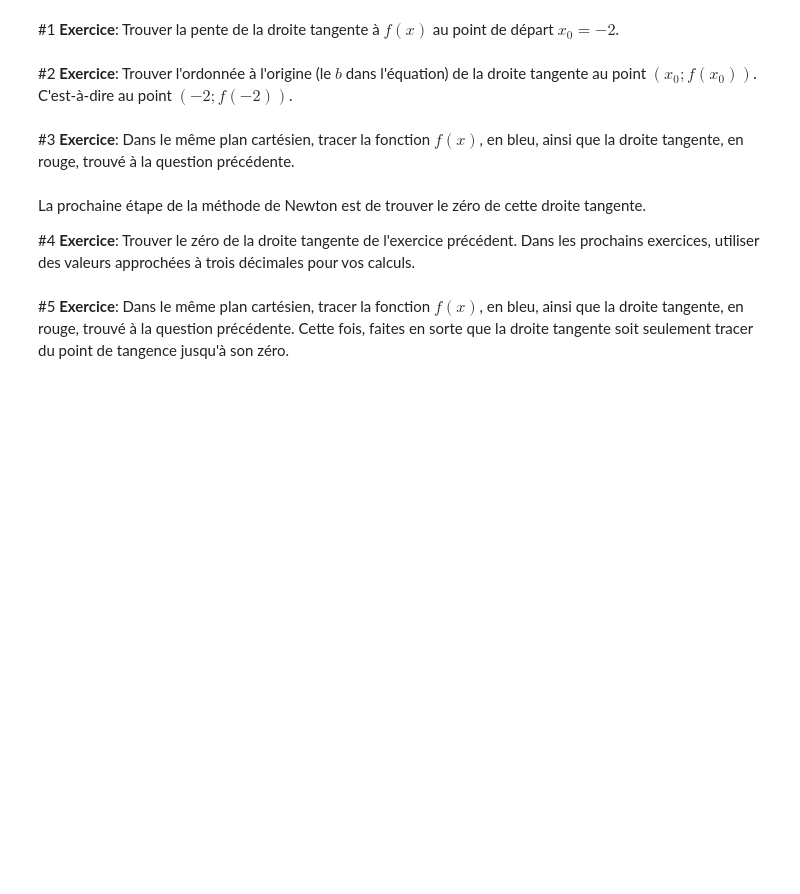
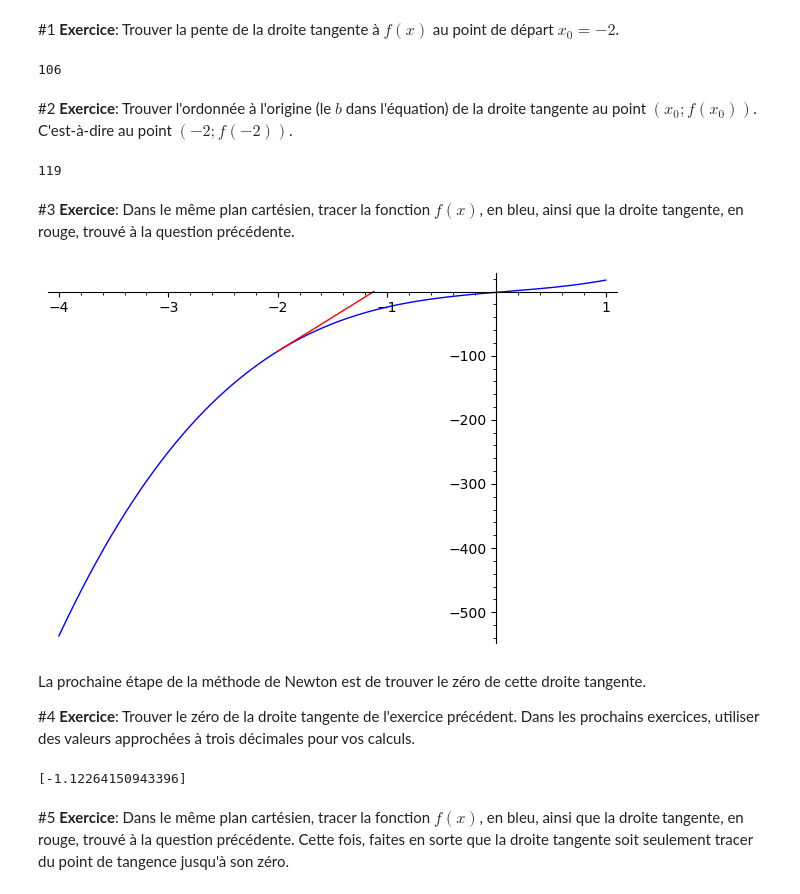
Before and after one commit to felixcharbonneau/Differentiel1, a Jupyter notebook: Atelier_sage_partie_2_-_La_mehode_de_Newton.ipynb, the cells around one changed output. Cells and saved outputs as stored; diff of their text form; code cells hidden in the pictures; blank space fills up the shorter version.

```diff
--- a/Atelier_sage_partie_2_-_La_mehode_de_Newton.ipynb
+++ b/Atelier_sage_partie_2_-_La_mehode_de_Newton.ipynb
@@ -22,13 +23,35 @@ Nous allons commencer par appliquer la méthode Newton pas à pas pour trouver l
 À chaque étape, nous allons représenter graphiquement le progrès effectuer, c'est-à-dire que nous allons tracer les différentes droites tangentes qui nous permettent de converger vers le zéro de la fonction. Considérons $f(x)=7x^3-2x^2+14x-1$ avec comme point de départ $x_0=-2$.
 # %% [markdown]
 #1 **Exercice**: Trouver la pente de la droite tangente à $f(x)$ au point de départ $x_0=-2$.
+# %%
+f(x) = 7*x^3-2*x^2+14*x-1
+a(x0) = diff(f(x0),x0)
+a(-2)
+# %% [output]
+106
 # %% [markdown]
 #2 **Exercice**: Trouver l'ordonnée à l'origine (le $b$ dans l'équation) de la droite tangente au point $(x_0;f(x_0))$. C'est-à-dire au point $(-2;f(-2))$.
+# %%
+b(x0) = -a(x0)*x0+f(x0)
+b(-2)
+# %% [output]
+119
 # %% [markdown]
 #3 **Exercice**: Dans le même plan cartésien, tracer la fonction  $f(x)$, en bleu, ainsi que la droite tangente, en rouge, trouvé à la question précédente.
+# %%
+graph1 = plot(f(x),-4,1,color="blue")
+tang(x) = a(-2)*x + b(-2)
+graph2 = plot(tang(x),-2,-1.12,color="red")
+plot(graph1+graph2)
+# %% [output]
+[figure, added]
 # %% [markdown]
 La prochaine étape de la méthode de Newton est de trouver le zéro de cette droite tangente.
 
 #4 **Exercice**: Trouver le zéro de la droite tangente de l'exercice précédent. Dans les prochains exercices, utiliser des valeurs approchées à trois décimales pour vos calculs.
+# %%
+solve_approx(tang(x)==0,x)
+# %% [output]
+[-1.12264150943396]
 # %% [markdown]
 #5 **Exercice**: Dans le même plan cartésien, tracer la fonction  $f(x)$, en bleu, ainsi que la droite tangente, en rouge, trouvé à la question précédente. Cette fois, faites en sorte que la droite tangente soit seulement tracer du point de tangence jusqu'à son zéro.
```
Also changed, not shown: parts of 6 cells of this notebook.
